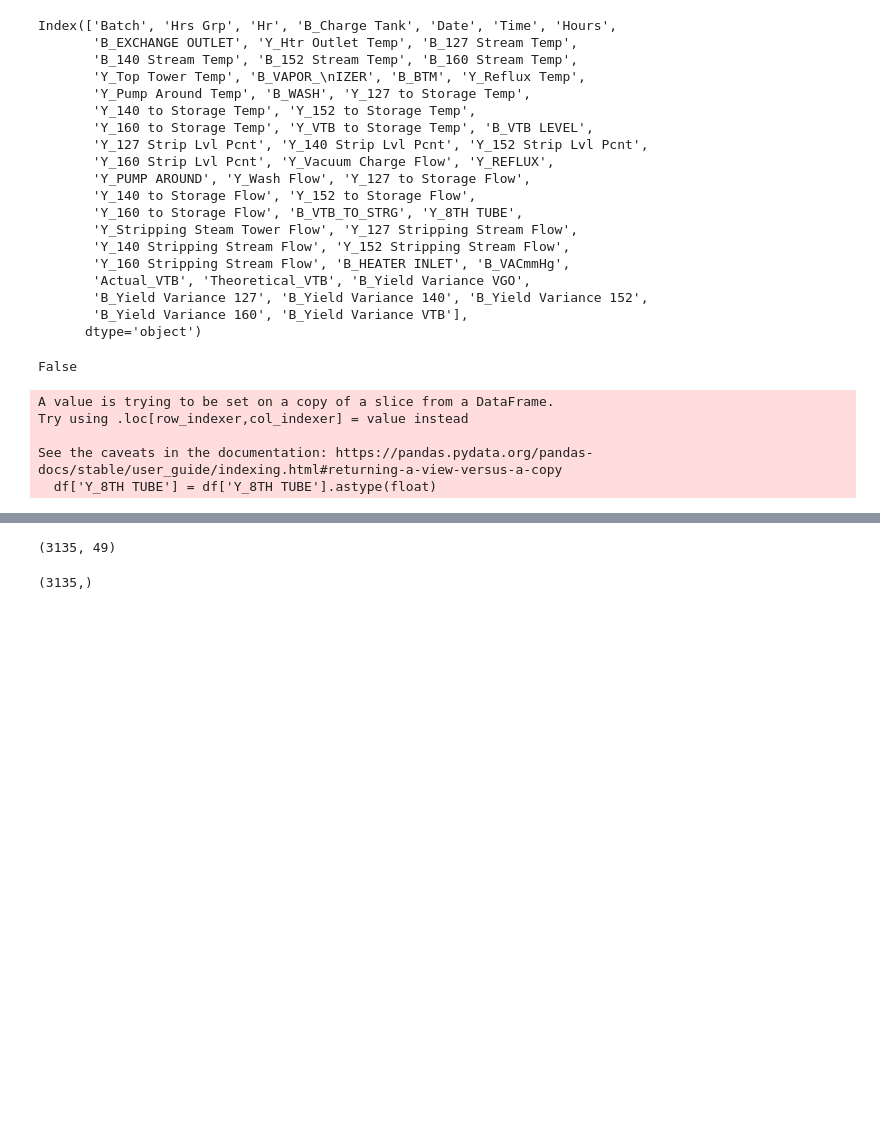
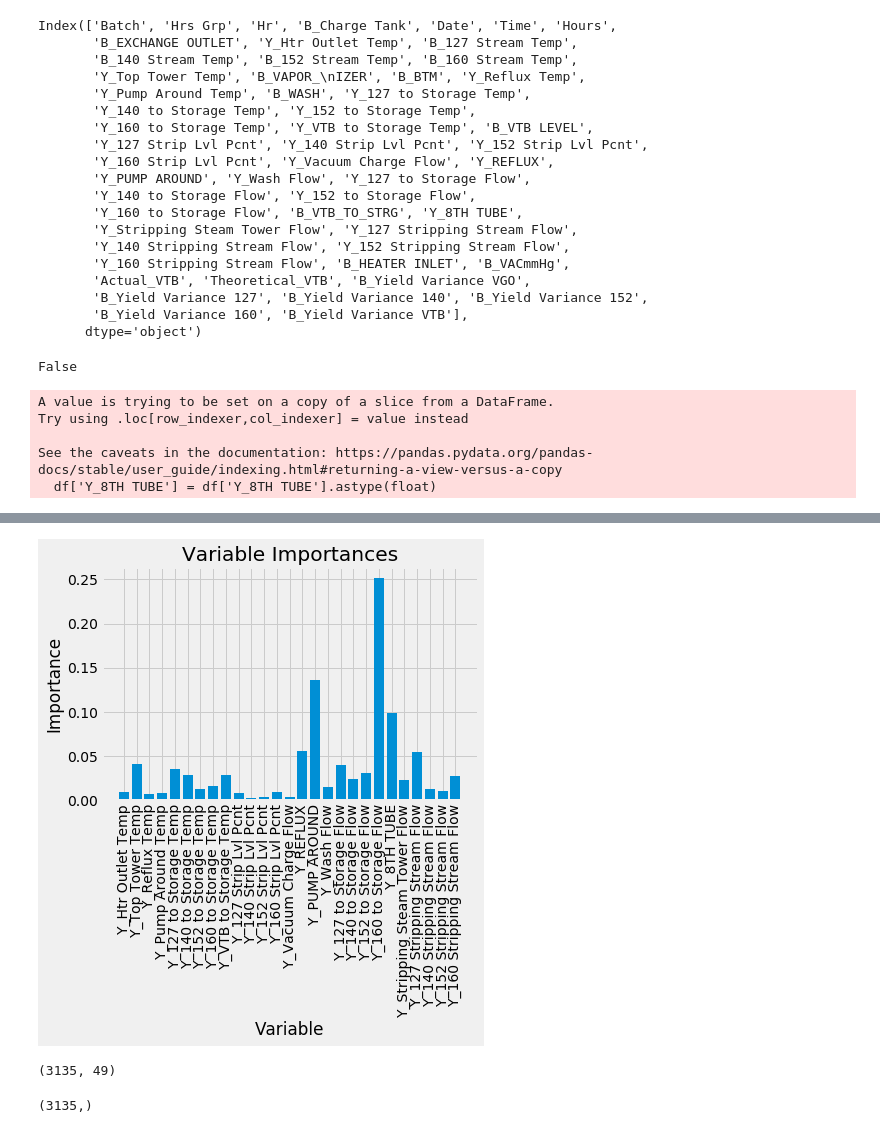
Before and after one commit to JPHebert32/MPO, a Jupyter notebook: data.ipynb, the cells around one changed output, grey strips where cells are left out. Drawn from its saved outputs; the diff is of its cells as text; code cells hidden in the pictures; blank space fills up the shorter version.

```diff
--- a/data.ipynb
+++ b/data.ipynb
@@ -178,0 +180,9 @@ sorted(zip(rf.feature_importances_, feature_names), reverse=True)
+# %%
+# Import the model we are using
+from sklearn.ensemble import RandomForestRegressor
+
+# Instantiate model
+rf = RandomForestRegressor(n_estimators= 1000, random_state=42)
+
+# Train the model on training data
+rf.fit(train_features, train_labels);
@@ -178,0 +212,12 @@ sorted(zip(rf.feature_importances_, feature_names), reverse=True)
+# %%
+# Get numerical feature importances
+importances = list(rf.feature_importances_)
+
+# List of tuples with variable and importance
+feature_importances = [(feature, round(importance, 2)) for feature, importance in zip(feature_list, importances)]
+
+# Sort the feature importances by most important first
+feature_importances = sorted(feature_importances, key = lambda x: x[1], reverse = True)
+
+# Print out the feature and importances
+[print('Variable: {:20} Importance: {}'.format(*pair)) for pair in feature_importances];
@@ -179,3 +242,25 @@ sorted(zip(rf.feature_importances_, feature_names), reverse=True)
+# %%
+# Import matplotlib for plotting and use magic command for Jupyter Notebooks
+import matplotlib.pyplot as plt
+
+%matplotlib inline
+
+# Set the style
+plt.style.use('fivethirtyeight')
+
+# list of x locations for plotting
+x_values = list(range(len(importances)))
+
+# Make a bar chart
+plt.bar(x_values, importances, orientation = 'vertical')
+
+# Tick labels for x axis
+plt.xticks(x_values, feature_list, rotation='vertical')
+
+# Axis labels and title
+plt.ylabel('Importance'); plt.xlabel('Variable'); plt.title('Variable Importances');
+# %% [output]
+[figure, added]
 # %%
 from sklearn.model_selection import train_test_split
 X_train, X_test, y_train, y_test = train_test_split(X, y, random_state=42)
```
Also changed, not shown: parts of 20 cells of this notebook.
